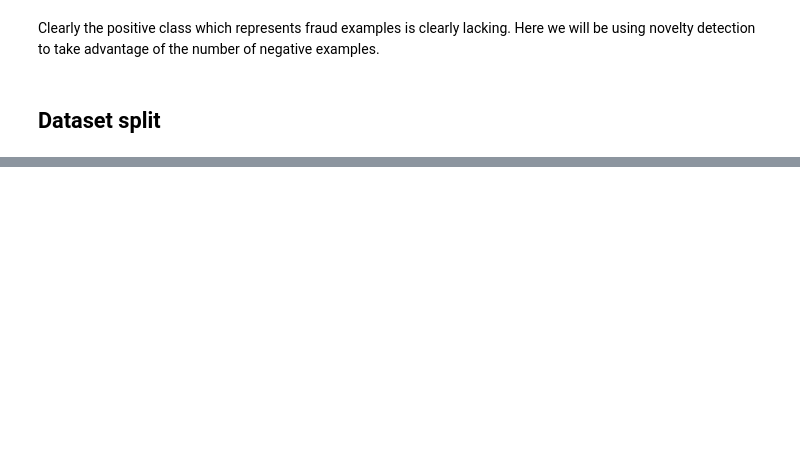
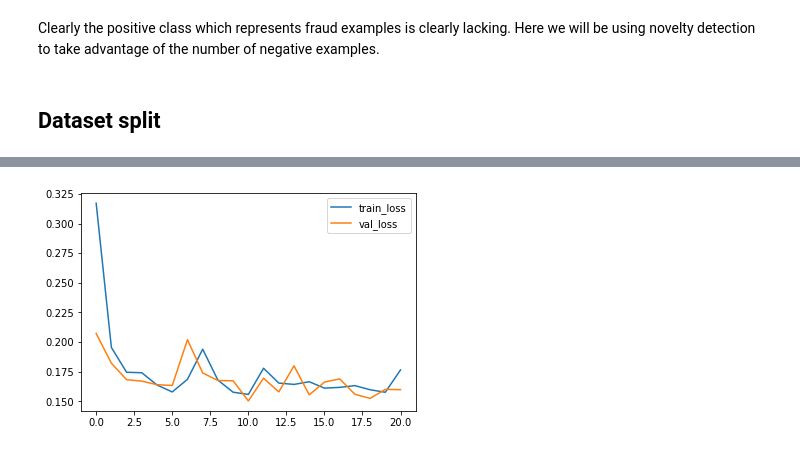
Before and after one commit to munchmuch/ds-blog, a Jupyter notebook: _notebooks/2021-10-24-Survival-analysis-VAE.ipynb, the cells around one changed output, grey strips where cells are left out. Cells and saved outputs as stored; diff of their text form; code cells hidden in the pictures; blank space fills up the shorter version.

Commit message:
Need to figure out what it all means

```diff
--- a/_notebooks/2021-10-24-Survival-analysis-VAE.ipynb
+++ b/_notebooks/2021-10-24-Survival-analysis-VAE.ipynb
@@ -62,0 +180,2 @@ X_test = X_mapper.transform(X_test).astype('float32')
+# %%
+model = LogisticHazard(net, tt.optim.Adam(0.01), duration_index=label_transformer.cuts, loss=loss)
@@ -62,0 +218,13 @@ X_test = X_mapper.transform(X_test).astype('float32')
+# %%
+metrics = dict(
+    loss_surv = LossAELogHaz(1),
+    loss_ae   = LossAELogHaz(0)
+)
+callbacks = [tt.cb.EarlyStopping()]
+# %%
+batch_size = 256
+epochs = 100
+log = model.fit(*train, batch_size, epochs, callbacks, False, val_data=val, metrics=metrics)
+# %%
+res = model.log.to_pandas()
+res.head()
@@ -62,0 +238,4 @@ X_test = X_mapper.transform(X_test).astype('float32')
+# %%
+_ = res[['train_loss', 'val_loss']].plot()
+# %% [output]
+[figure, added]
```
Also changed, not shown: parts of 29 cells of this notebook.
